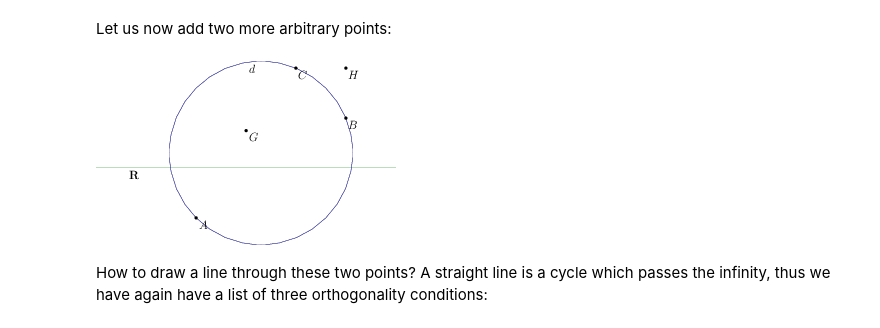
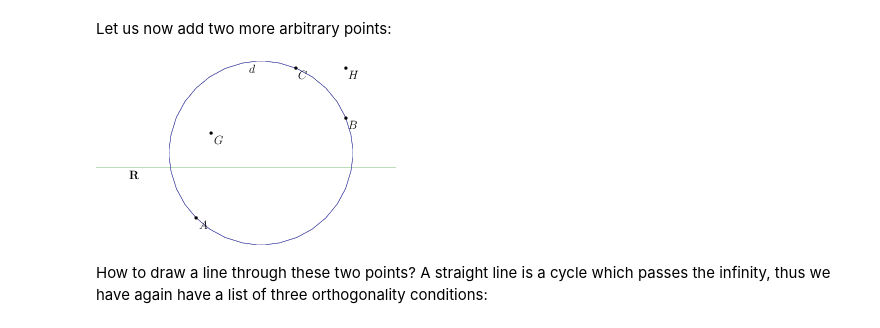
Before and after one commit to vvkisil/MoebInv-notebooks, a Jupyter notebook: Geometry_of_cycles/Start_from_Basics/What_is_cycle_relation.ipynb, the cells around one changed output. Saved outputs shown, nothing was run; the diff lists cells and outputs as text; code cells hidden in the pictures.

```diff
--- a/Geometry_of_cycles/Start_from_Basics/What_is_cycle_relation.ipynb
+++ b/Geometry_of_cycles/Start_from_Basics/What_is_cycle_relation.ipynb
@@ -86,12 +80,12 @@ Image("relations2.png")
 # %% [markdown]
 Let us now add two more arbitrary points:
 # %%
-G=F.add_point([-1,0.75], "G")
+G=F.add_point([-1.7,0.7], "G")
 H=F.add_point([1,2], "H")
 F.asy_write(300,-4,2,-3,3,"relations3","png")
 Image("relations3.png")
 # %% [output]
-[figure, old version]
+[figure, new version]
 # %% [markdown]
 How to draw a line through these two points? A straight line is a cycle which passes the infinity, thus we have again have a list of three orthogonality conditions:
 # %%
```
Also changed, not shown: parts of 8 cells of this notebook, 1 other file.
